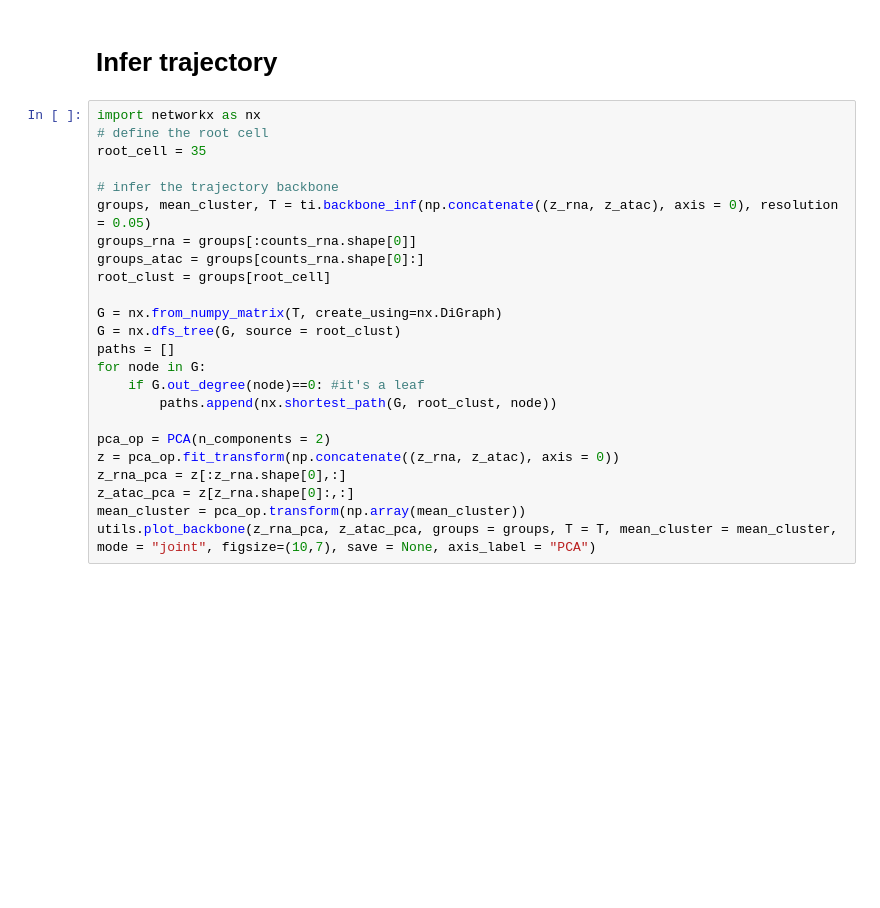
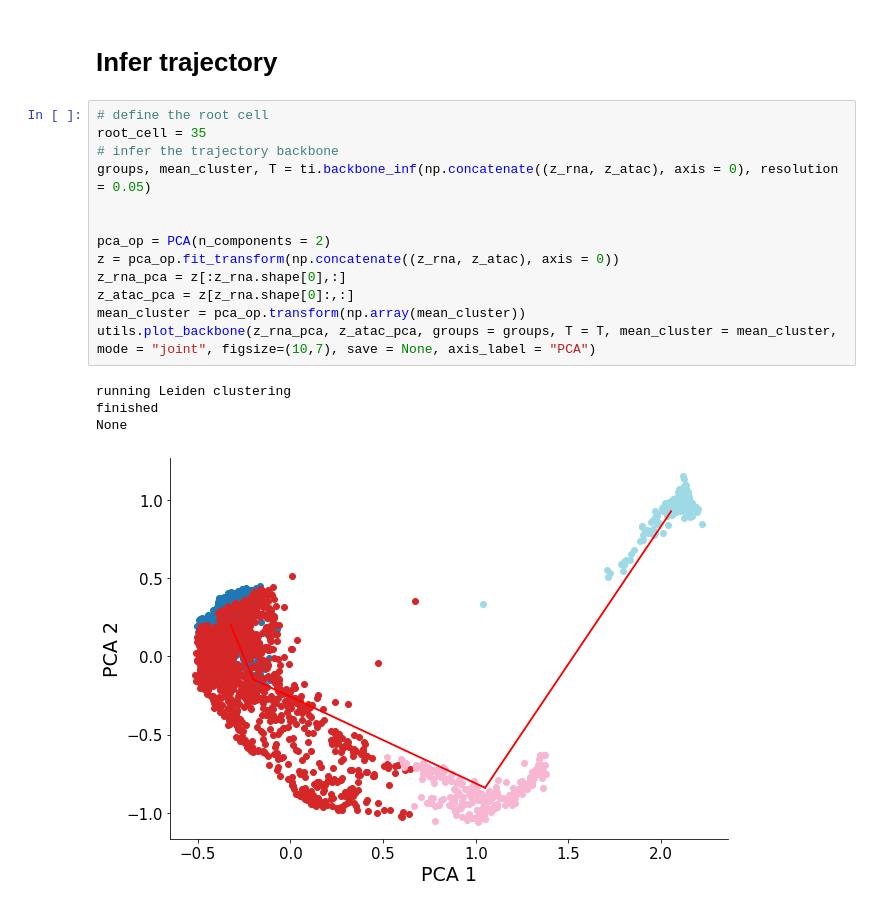
Before and after one commit to PeterZZQ/scDART, a Jupyter notebook: Examples/demo.ipynb, the cells around one changed output. Cells and saved outputs as stored; diff of their text form; blank space fills up the shorter version.

```diff
--- a/Examples/demo.ipynb
+++ b/Examples/demo.ipynb
@@ -169,29 +174,23 @@ _ = utils.plot_latent(z1 = z_rna_pca, z2 = z_atac_pca, anno1 = label_rna,
 # %% [markdown]
 # Infer trajectory
 # %%
-import networkx as nx
 # define the root cell
 root_cell = 35
-
 # infer the trajectory backbone
 groups, mean_cluster, T = ti.backbone_inf(np.concatenate((z_rna, z_atac), axis = 0), resolution = 0.05)
-groups_rna = groups[:counts_rna.shape[0]]
-groups_atac = groups[counts_rna.shape[0]:]
-root_clust = groups[root_cell]
 
-G = nx.from_numpy_matrix(T, create_using=nx.DiGraph)
-G = nx.dfs_tree(G, source = root_clust)
-paths = []
-for node in G:
-    if G.out_degree(node)==0: #it's a leaf
-        paths.append(nx.shortest_path(G, root_clust, node))
 
 pca_op = PCA(n_components = 2)
 z = pca_op.fit_transform(np.concatenate((z_rna, z_atac), axis = 0))
 z_rna_pca = z[:z_rna.shape[0],:]
 z_atac_pca = z[z_rna.shape[0]:,:]
 mean_cluster = pca_op.transform(np.array(mean_cluster))
 utils.plot_backbone(z_rna_pca, z_atac_pca, groups = groups, T = T, mean_cluster = mean_cluster, mode = "joint", figsize=(10,7), save = None, axis_label = "PCA")
+# %% [output]
+running Leiden clustering
+finished
+None
+[figure, added]
 # %%
 # infer pseudo-time
 dpt_mtx = ti.dpt(np.concatenate((z_rna, z_atac), axis = 0), n_neigh = 10)
```
Also changed, not shown: parts of 3 cells of this notebook, 4 other files.
